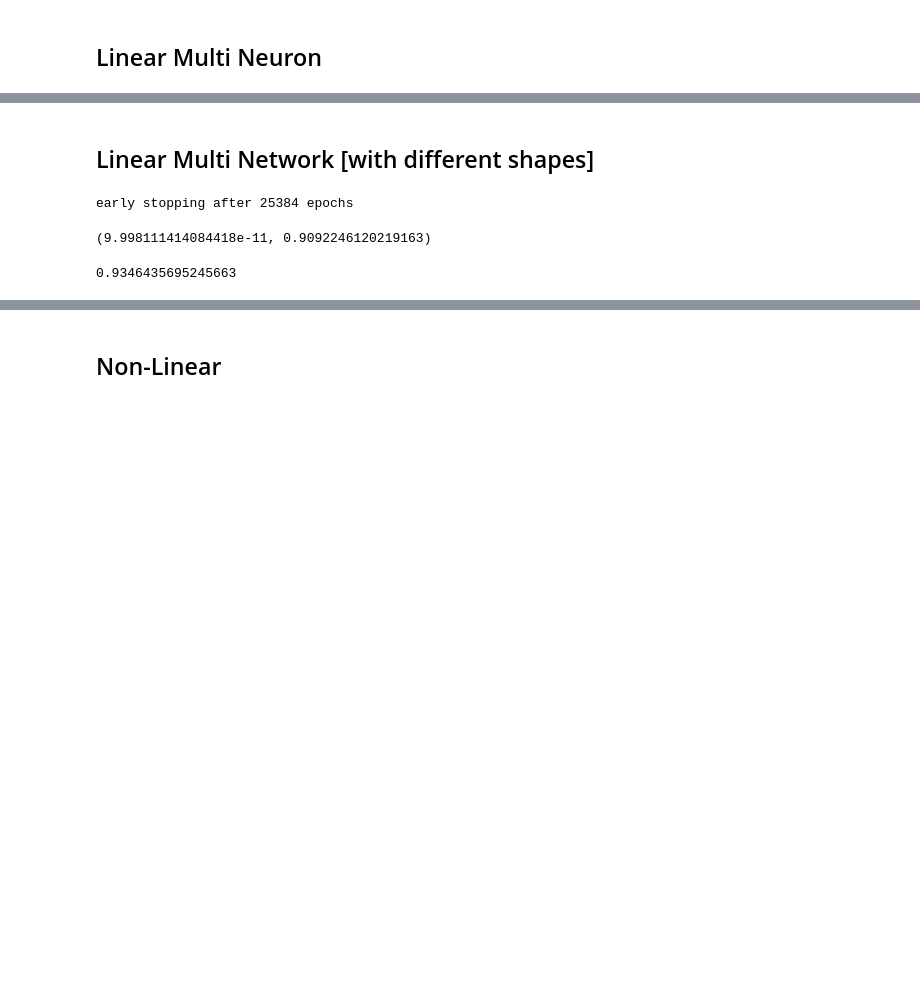
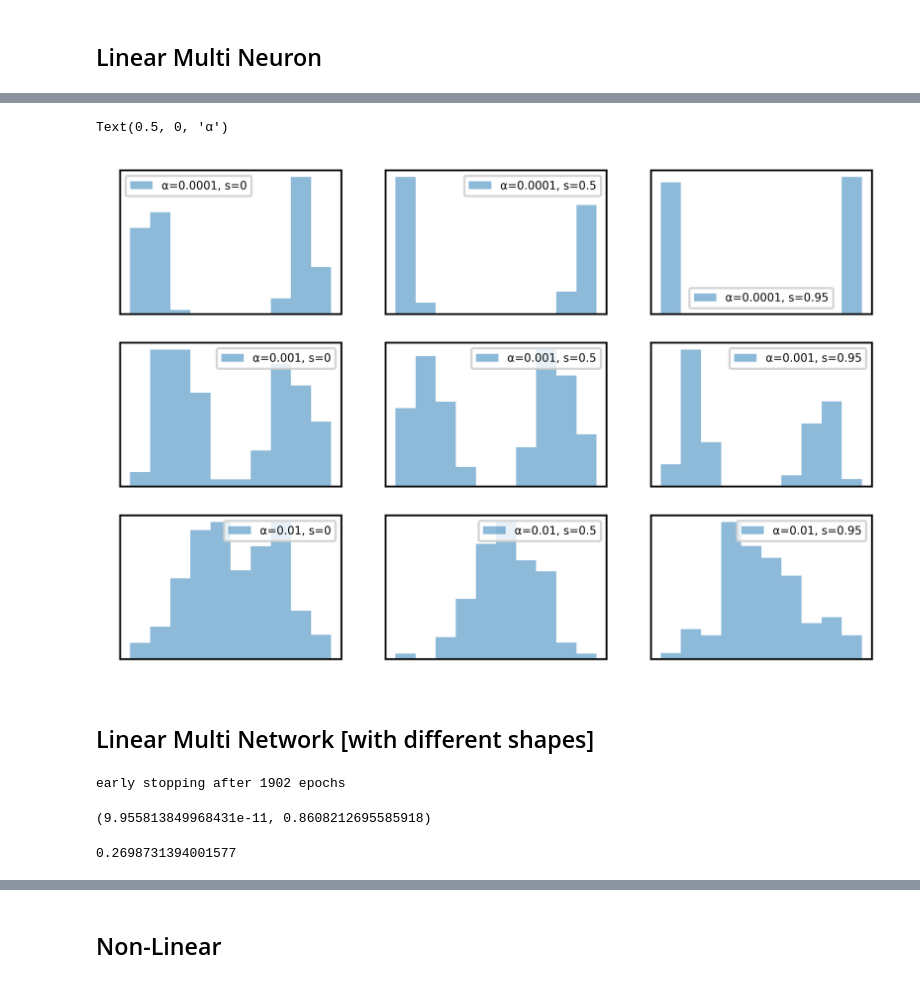
Before and after one commit to shaharazulay/implicit-bias, a Jupyter notebook: simulation_FC.ipynb, the cells around one changed output, grey strips where cells are left out. Drawn from its saved outputs; the diff is of its cells as text; code cells hidden in the pictures; blank space fills up the shorter version.

```diff
--- a/simulation_FC.ipynb
+++ b/simulation_FC.ipynb
@@ -297,0 +435,3 @@ ylim([1e-5, 1])
+# %%
+baseline = np.random.normal(size=(d,))
+baseline.shape
@@ -297,0 +440,20 @@ ylim([1e-5, 1])
+# %%
+alpha_range = np.logspace(-4, -2, 3)
+s_range = [0, 0.5, 0.95]
+# %%
+m = 100
+# %%
+results = {}
+for alpha in alpha_range:
+    for s in s_range:
+        print(alpha, s)
+        model, train_loss, test_loss, w_tilde_array, _ = train(
+            alpha=[alpha] * m,
+            s=[s]* m,
+            m=m,
+            d=d,
+            step_size=1e-3,
+            symmetric=False,
+            early_stop_tol=1e-10
+        )
+        results[(s, alpha)] = model.current_w.copy()
@@ -298,3 +479,22 @@ ylim([1e-5, 1])
+# %%
+fig, axes = plt.subplots(len(alpha_range),len(s_range))
+axes = axes.ravel()
+
+idx = 0
+for alpha in alpha_range:
+    for s in s_range:
+        ax = axes[idx]
+        w = results[(s, alpha)]
+        ax.hist([angle(w_i, baseline) for w_i in w], alpha=0.5)
+        ax.legend([f'α={alpha}, s={s}'], fontsize=5)
+        #ax.set_xlim([1.45, 1.7])
+        ax.get_yaxis().set_visible(False)
+        ax.get_xaxis().set_visible(False)
+
+        idx += 1
+# %% [output]
+Text(0.5, 0, 'α')
+[figure, added]
 # %% [markdown]
 ##  Linear Multi Network [with different shapes]
 # %%
@@ -302,22 +502,22 @@ m = 3
 alpha = [0.01] * m
 s = [0, 0.5, 0.9]
 # %%
-model, train_loss, test_loss, w_tilde_array = train(
+model, train_loss, test_loss, w_tilde_array, _ = train(
     alpha=alpha,
     s=s,
     m=m,
     d=d,
-    step_size=1e-4,
+    step_size=1e-3,
     symmetric=False,
     early_stop_tol=1e-10
 )
 train_loss.item(), test_loss.item()
 # %% [output]
-early stopping after 25384 epochs
+early stopping after 1902 epochs
-(9.998111414084418e-11, 0.9092246120219163)
+(9.955813849968431e-11, 0.8608212695585918)
 # %%
 # sanity check that GD learns
-distance.cosine((model.w_0 *  model.a_0).flatten(), (model.current_w * model.current_a).flatten())
+np.linalg.norm((model.w_0 *  model.a_0).flatten() - (model.current_w * model.current_a).flatten(), ord=2)
 # %% [output]
-0.9346435695245663
+0.2698731394001577
 # %%
```
Also changed, not shown: parts of 39 cells of this notebook.
